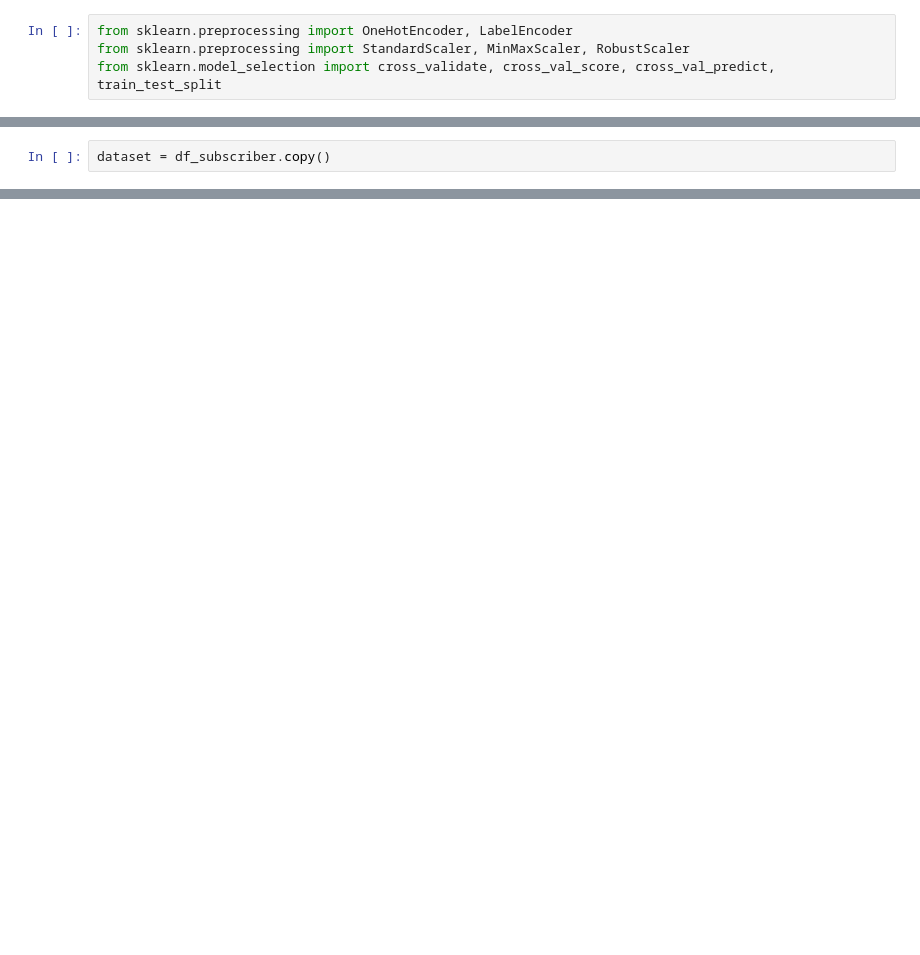
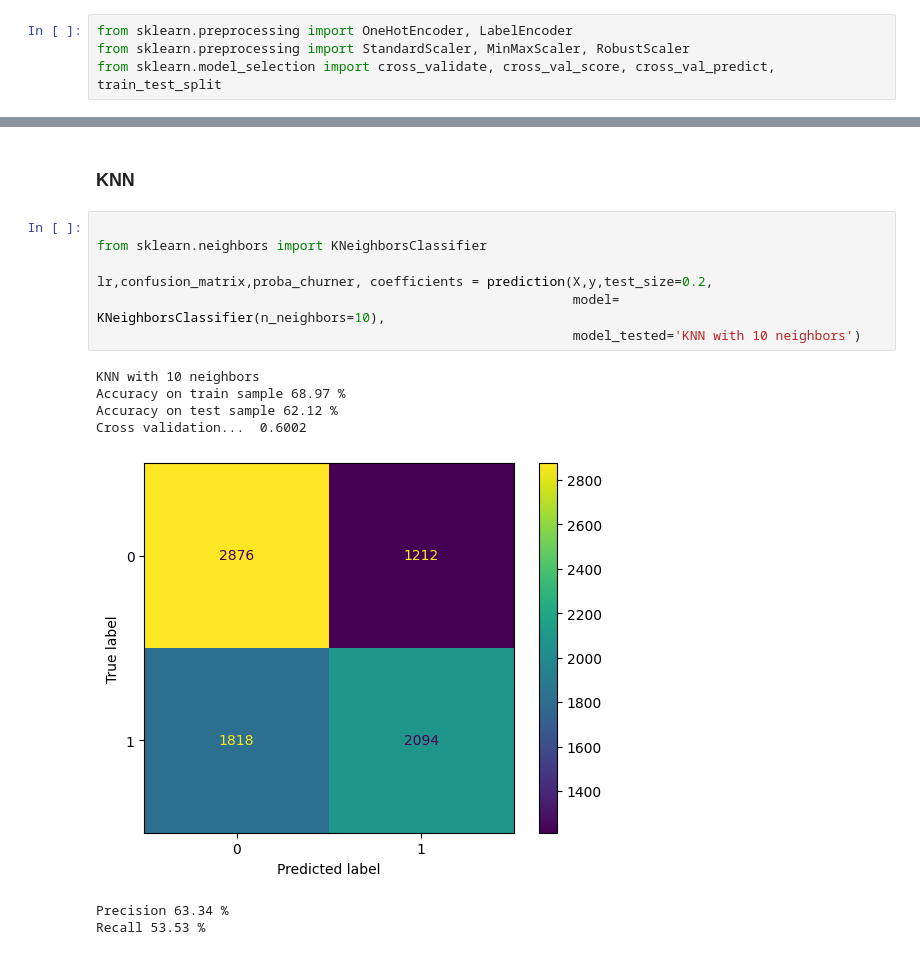
Before and after one commit to ctherreau/HomeExchange, a Jupyter notebook: ChurnPrediction.ipynb, the cells around one changed output, grey strips where cells are left out. Saved outputs shown, nothing was run; the diff lists cells and outputs as text; blank space fills up the shorter version.

```diff
--- a/ChurnPrediction.ipynb
+++ b/ChurnPrediction.ipynb
@@ -419,2 +17,0 @@ df_subscriber[df_subscriber.index ==513858]
-# %%
-dataset = df_subscriber.copy()
@@ -518,0 +205,17 @@ plot_model(best_model_tuned , plot='feature')
+# %% [markdown]
+### KNN
+# %%
+
+from sklearn.neighbors import KNeighborsClassifier
+
+lr,confusion_matrix,proba_churner, coefficients = prediction(X,y,test_size=0.2,
+                                                             model= KNeighborsClassifier(n_neighbors=10),
+                                                             model_tested='KNN with 10 neighbors')
+# %% [output]
+KNN with 10 neighbors
+Accuracy on train sample 68.97 %
+Accuracy on test sample 62.12 %
+Cross validation...  0.6002
+[figure, added]
+Precision 63.34 %
+Recall 53.53 %
```
Also changed, not shown: parts of 68 cells of this notebook, 8 other files.
